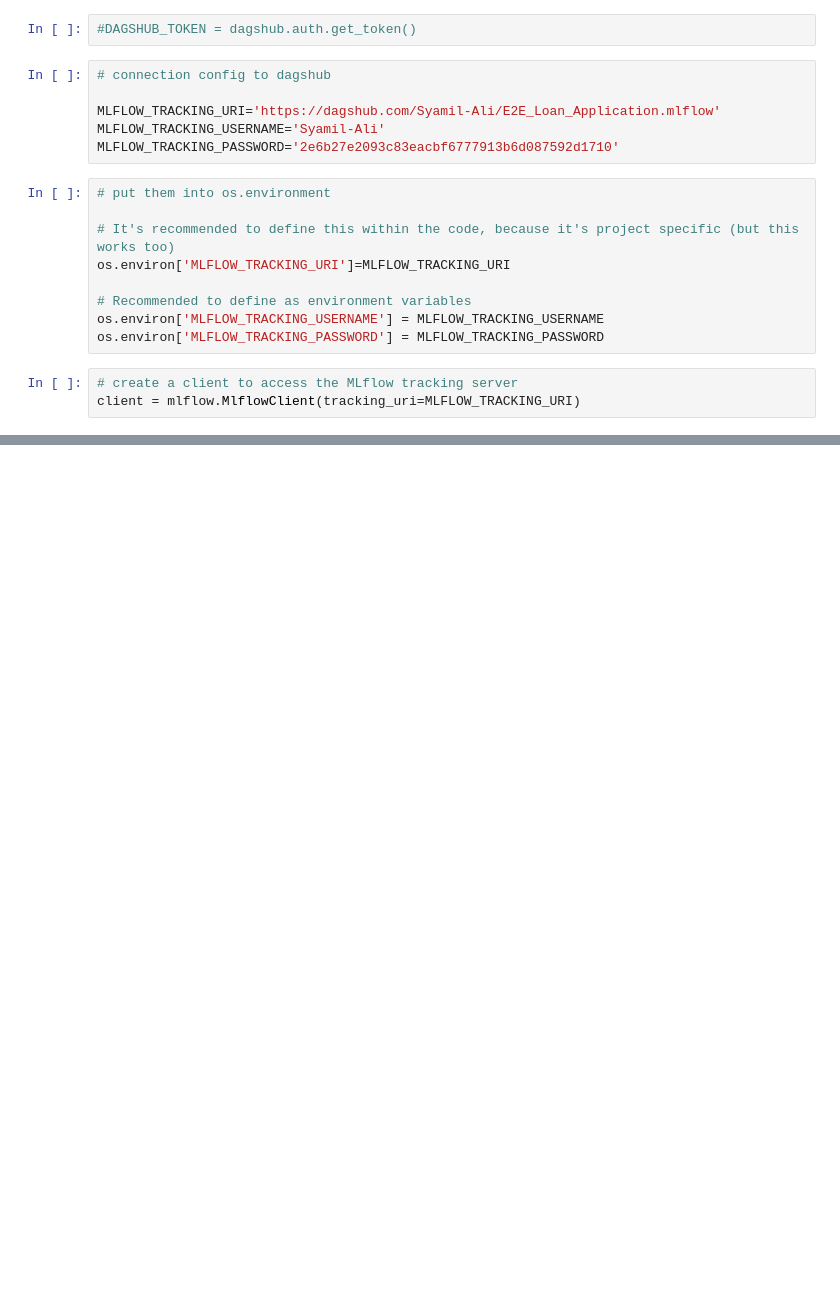
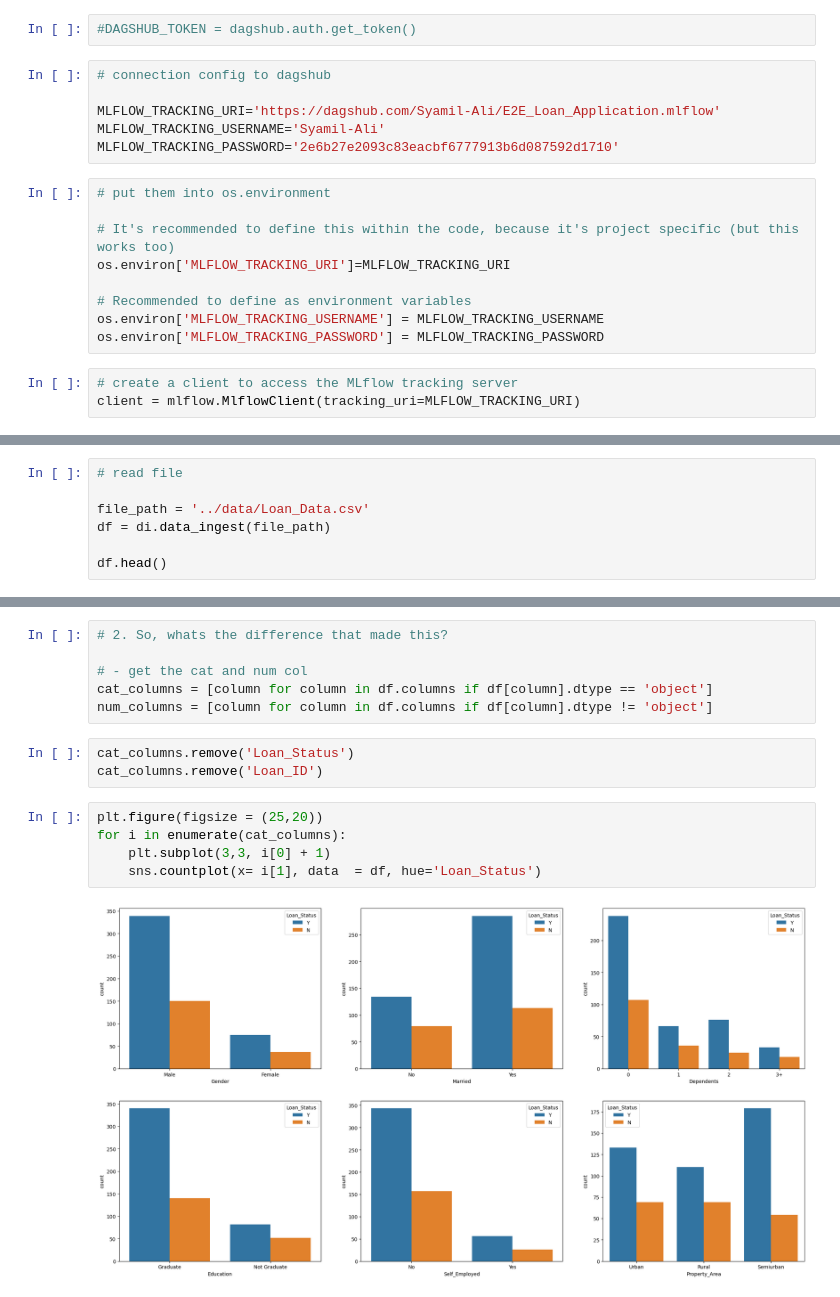
Before and after one commit to Syamil-Ali/E2E_Loan_Application, a Jupyter notebook: experiment/Experiment 1.ipynb, the cells around one changed output, grey strips where cells are left out. Cells and saved outputs as stored; diff of their text form; blank space fills up the shorter version.

```diff
--- a/experiment/Experiment 1.ipynb
+++ b/experiment/Experiment 1.ipynb
@@ -37,0 +40,7 @@ file_path = ''
+# %%
+# read file
+
+file_path = '../data/Loan_Data.csv'
+df = di.data_ingest(file_path)
+
+df.head()
@@ -37,0 +169,16 @@ file_path = ''
+# %%
+# 2. So, whats the difference that made this?
+
+# - get the cat and num col
+cat_columns = [column for column in df.columns if df[column].dtype == 'object']
+num_columns = [column for column in df.columns if df[column].dtype != 'object']
+# %%
+cat_columns.remove('Loan_Status')
+cat_columns.remove('Loan_ID')
+# %%
+plt.figure(figsize = (25,20))
+for i in enumerate(cat_columns):
+    plt.subplot(3,3, i[0] + 1)
+    sns.countplot(x= i[1], data  = df, hue='Loan_Status')
+# %% [output]
+[figure, added]
```
Also changed, not shown: parts of 32 cells of this notebook.
